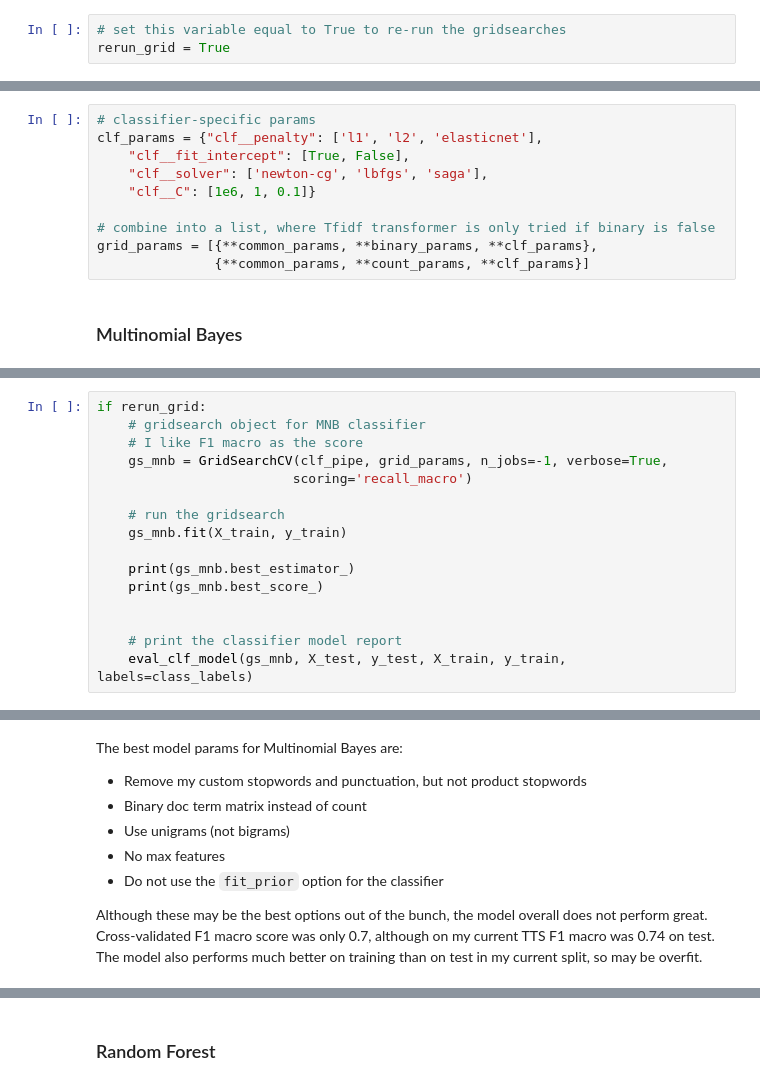
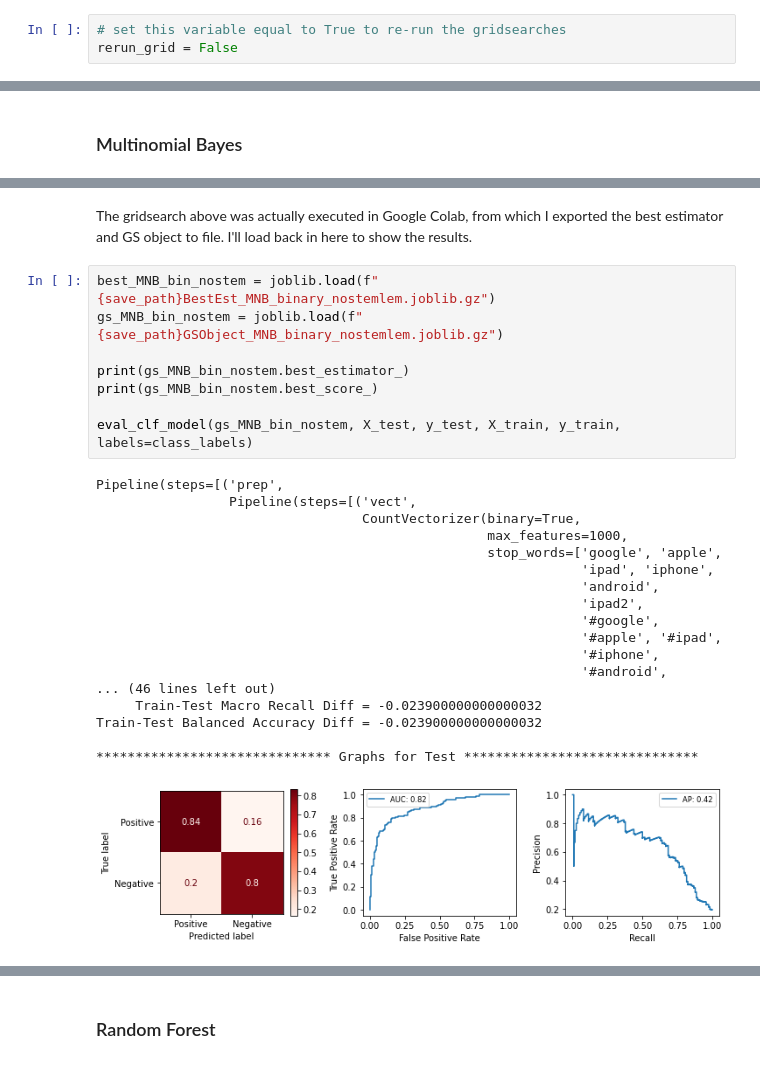
Before and after one commit to jess-miles/nlp-sentiment, a Jupyter notebook: index_no_gridsearch.ipynb, the cells around one changed output, grey strips where cells are left out. Saved outputs shown, nothing was run; the diff lists cells and outputs as text.

Commit message:
finished modeling, need to wrap up conclusions

```diff
--- a/index_no_gridsearch.ipynb
+++ b/index_no_gridsearch.ipynb
@@ -1528,4 +1619,4 @@ The performance difference between binary and count isn't much. Since I'm pretty
 First, I'm going to search through params without applying any stemming or lemmatization, but removing stop words and punctuation.
 # %%
 # set this variable equal to True to re-run the gridsearches
-rerun_grid = True
+rerun_grid = False
@@ -1549,16 +1644,6 @@ binary_params = {
 count_params = {
     "vect__binary": [False],
     "trans": [TfidfTransformer(), 'passthrough']}
-# %%
-# classifier-specific params
-clf_params = {"clf__penalty": ['l1', 'l2', 'elasticnet'],
-    "clf__fit_intercept": [True, False],
-    "clf__solver": ['newton-cg', 'lbfgs', 'saga'],
-    "clf__C": [1e6, 1, 0.1]}
-
-# combine into a list, where Tfidf transformer is only tried if binary is false
-grid_params = [{**common_params, **binary_params, **clf_params},
-               {**common_params, **count_params, **clf_params}]
 # %% [markdown]
 ### Multinomial Bayes
 # %%
@@ -1576,16 +1669,0 @@ grid_params = {**vector_params, **mnb_params}
-# %%
-if rerun_grid:
-    # gridsearch object for MNB classifier
-    # I like F1 macro as the score
-    gs_mnb = GridSearchCV(clf_pipe, grid_params, n_jobs=-1, verbose=True,
-                         scoring='recall_macro')
-
-    # run the gridsearch
-    gs_mnb.fit(X_train, y_train)
-
-    print(gs_mnb.best_estimator_)
-    print(gs_mnb.best_score_)
-
-
-    # print the classifier model report
-    eval_clf_model(gs_mnb, X_test, y_test, X_train, y_train, labels=class_labels)
@@ -1617,9 +1670,29 @@ Train-Test Balanced Accuracy Diff = -0.07930000000000004
-# %% [markdown]
-The best model params for Multinomial Bayes are:
-- Remove my custom stopwords and punctuation, but not product stopwords
-- Binary doc term matrix instead of count
-- Use unigrams (not bigrams)
-- No max features
-- Do not use the `fit_prior` option for the classifier
-
-Although these may be the best options out of the bunch, the model overall does not perform great. Cross-validated F1 macro score was only 0.7, although on my current TTS F1 macro was 0.74 on test. The model also performs much better on training than on test in my current split, so may be overfit.
+# %% [markdown]
+The gridsearch above was actually executed in Google Colab, from which I exported the best estimator and GS object to file. I'll load back in here to show the results.
+# %%
+best_MNB_bin_nostem = joblib.load(f"{save_path}BestEst_MNB_binary_nostemlem.joblib.gz")
+gs_MNB_bin_nostem = joblib.load(f"{save_path}GSObject_MNB_binary_nostemlem.joblib.gz")
+
+print(gs_MNB_bin_nostem.best_estimator_)
+print(gs_MNB_bin_nostem.best_score_)
+
+eval_clf_model(gs_MNB_bin_nostem, X_test, y_test, X_train, y_train, labels=class_labels)
+# %% [output]
+Pipeline(steps=[('prep',
+                 Pipeline(steps=[('vect',
+                                  CountVectorizer(binary=True,
+                                                  max_features=1000,
+                                                  stop_words=['google', 'apple',
+                                                              'ipad', 'iphone',
+                                                              'android',
+                                                              'ipad2',
+                                                              '#google',
+                                                              '#apple', '#ipad',
+                                                              '#iphone',
+                                                              '#android',
+... (46 lines left out)
+     Train-Test Macro Recall Diff = -0.023900000000000032
+Train-Test Balanced Accuracy Diff = -0.023900000000000032
+
+****************************** Graphs for Test ******************************
+[figure, added]
```
Also changed, not shown: parts of 166 cells of this notebook, 20 other files.
